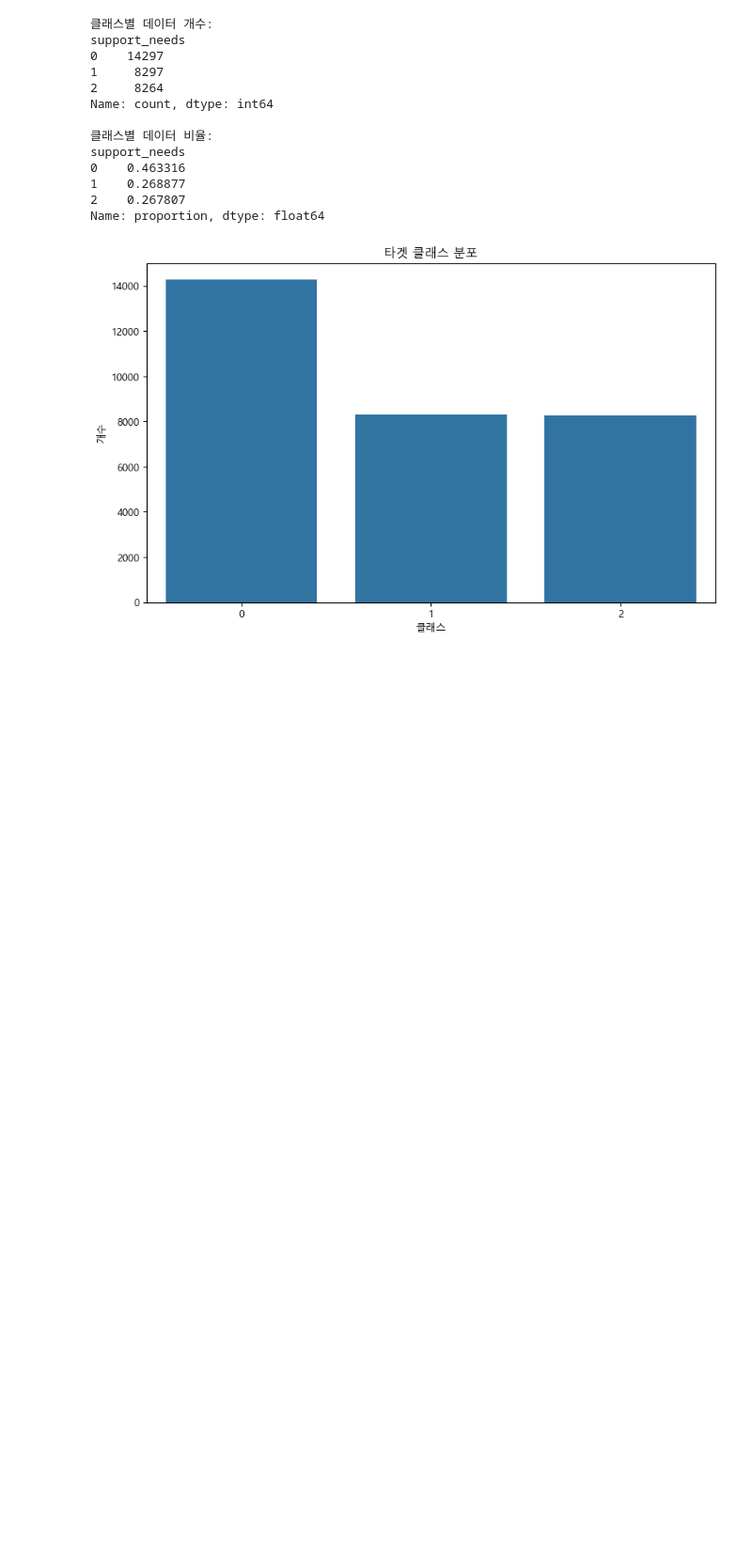
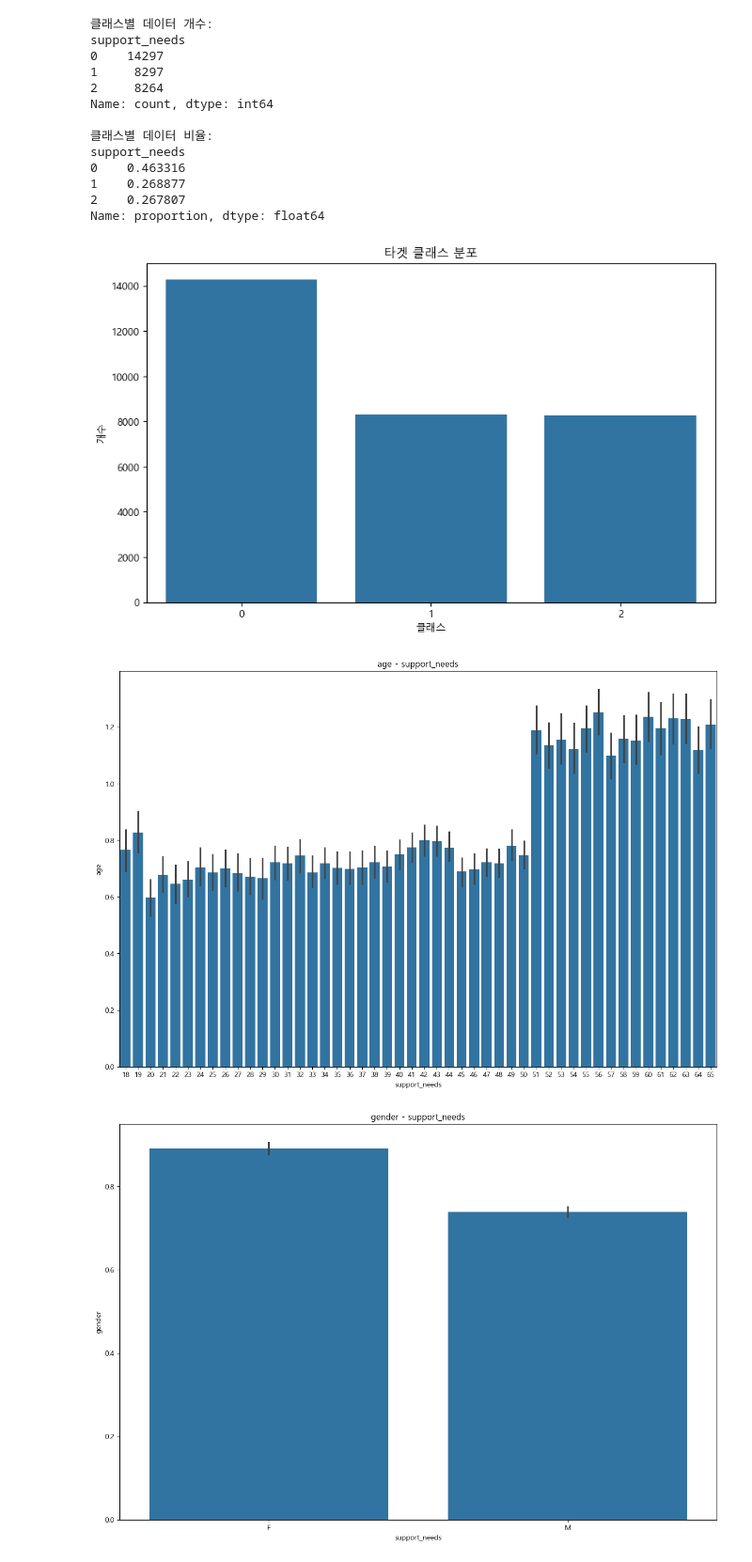
Before and after one commit to DrunkLee/AI-Competition, a Jupyter notebook: dacon/고객_지원_등급_분류/EDA.ipynb, the cells around one changed output. Shown: that part at 94% size. Drawn from its saved outputs; the diff is of its cells as text; code cells hidden in the pictures; blank space fills up the shorter version.

```diff
--- a/dacon/고객_지원_등급_분류/EDA.ipynb
+++ b/dacon/고객_지원_등급_분류/EDA.ipynb
@@ -34,6 +34,8 @@ dtypes: float64(5), int64(2), object(3)
 memory usage: 2.4+ MB
 # %%
 train_df.drop(columns=["ID"], inplace=True)
+float_cols = train_df.select_dtypes(include=['float64']).columns
+train_df[float_cols] = train_df[float_cols].astype(int)
 # %%
 train_df.describe()
 # %% [output]
@@ -114,3 +116,15 @@ support_needs
 2    0.267807
 Name: proportion, dtype: float64
 [figure]
+# %%
+for col in train_df.columns:
+    if col != 'support_needs':
+        plt.figure(figsize=(15,10))
+        sns.barplot(x=col, y='support_needs', data=train_df)
+        plt.title(f"{col} - support_needs")
+        plt.xlabel("support_needs")
+        plt.ylabel(col)
+        plt.show()
+# %% [output]
+[figure, added]
+[figure, added]
```
Also changed, not shown: parts of 3 cells of this notebook, 4 other files.
